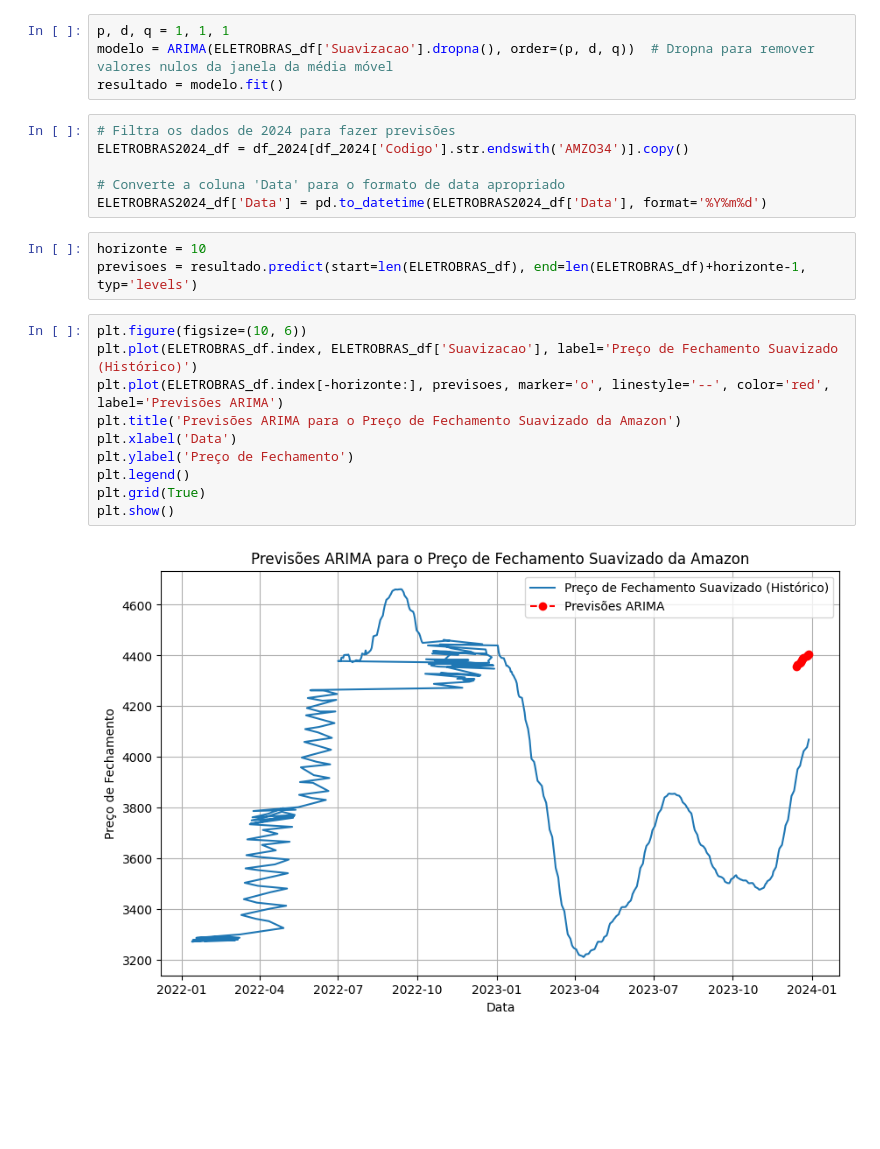
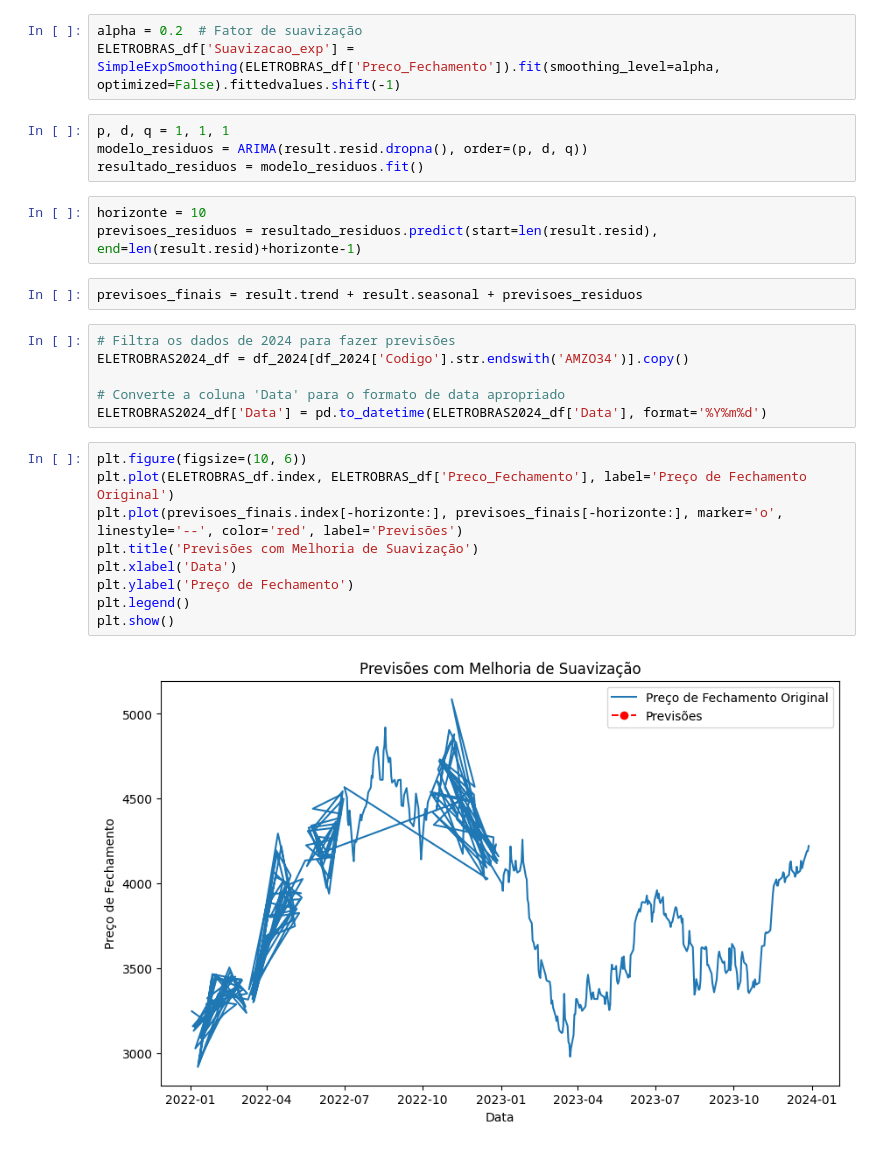
Before and after one commit to sergiolfaria/Atividades_Ciencia_De_Dados, a Jupyter notebook: Trabalho Arima/Arima.ipynb, the cells around one changed output. Cells and saved outputs as stored; diff of their text form; blank space fills up the shorter version.

```diff
--- a/Trabalho Arima/Arima.ipynb
+++ b/Trabalho Arima/Arima.ipynb
@@ -99,25 +198,29 @@ Valor-p: 0.30590053495497793
+# %%
+alpha = 0.2  # Fator de suavização
+ELETROBRAS_df['Suavizacao_exp'] = SimpleExpSmoothing(ELETROBRAS_df['Preco_Fechamento']).fit(smoothing_level=alpha, optimized=False).fittedvalues.shift(-1)
 # %%
 p, d, q = 1, 1, 1
-modelo = ARIMA(ELETROBRAS_df['Suavizacao'].dropna(), order=(p, d, q))  # Dropna para remover valores nulos da janela da média móvel
-resultado = modelo.fit()
+modelo_residuos = ARIMA(result.resid.dropna(), order=(p, d, q))
+resultado_residuos = modelo_residuos.fit()
+# %%
+horizonte = 10
+previsoes_residuos = resultado_residuos.predict(start=len(result.resid), end=len(result.resid)+horizonte-1)
+# %%
+previsoes_finais = result.trend + result.seasonal + previsoes_residuos
 # %%
 # Filtra os dados de 2024 para fazer previsões
 ELETROBRAS2024_df = df_2024[df_2024['Codigo'].str.endswith('AMZO34')].copy()
 
 # Converte a coluna 'Data' para o formato de data apropriado
 ELETROBRAS2024_df['Data'] = pd.to_datetime(ELETROBRAS2024_df['Data'], format='%Y%m%d')
-# %%
-horizonte = 10
-previsoes = resultado.predict(start=len(ELETROBRAS_df), end=len(ELETROBRAS_df)+horizonte-1, typ='levels')
 # %%
 plt.figure(figsize=(10, 6))
-plt.plot(ELETROBRAS_df.index, ELETROBRAS_df['Suavizacao'], label='Preço de Fechamento Suavizado (Histórico)')
-plt.plot(ELETROBRAS_df.index[-horizonte:], previsoes, marker='o', linestyle='--', color='red', label='Previsões ARIMA')
-plt.title('Previsões ARIMA para o Preço de Fechamento Suavizado da Amazon')
+plt.plot(ELETROBRAS_df.index, ELETROBRAS_df['Preco_Fechamento'], label='Preço de Fechamento Original')
+plt.plot(previsoes_finais.index[-horizonte:], previsoes_finais[-horizonte:], marker='o', linestyle='--', color='red', label='Previsões')
+plt.title('Previsões com Melhoria de Suavização')
 plt.xlabel('Data')
 plt.ylabel('Preço de Fechamento')
 plt.legend()
-plt.grid(True)
 plt.show()
 # %% [output]
-[figure, old version]
+[figure, new version]
```
Also changed, not shown: parts of 7 cells of this notebook.
